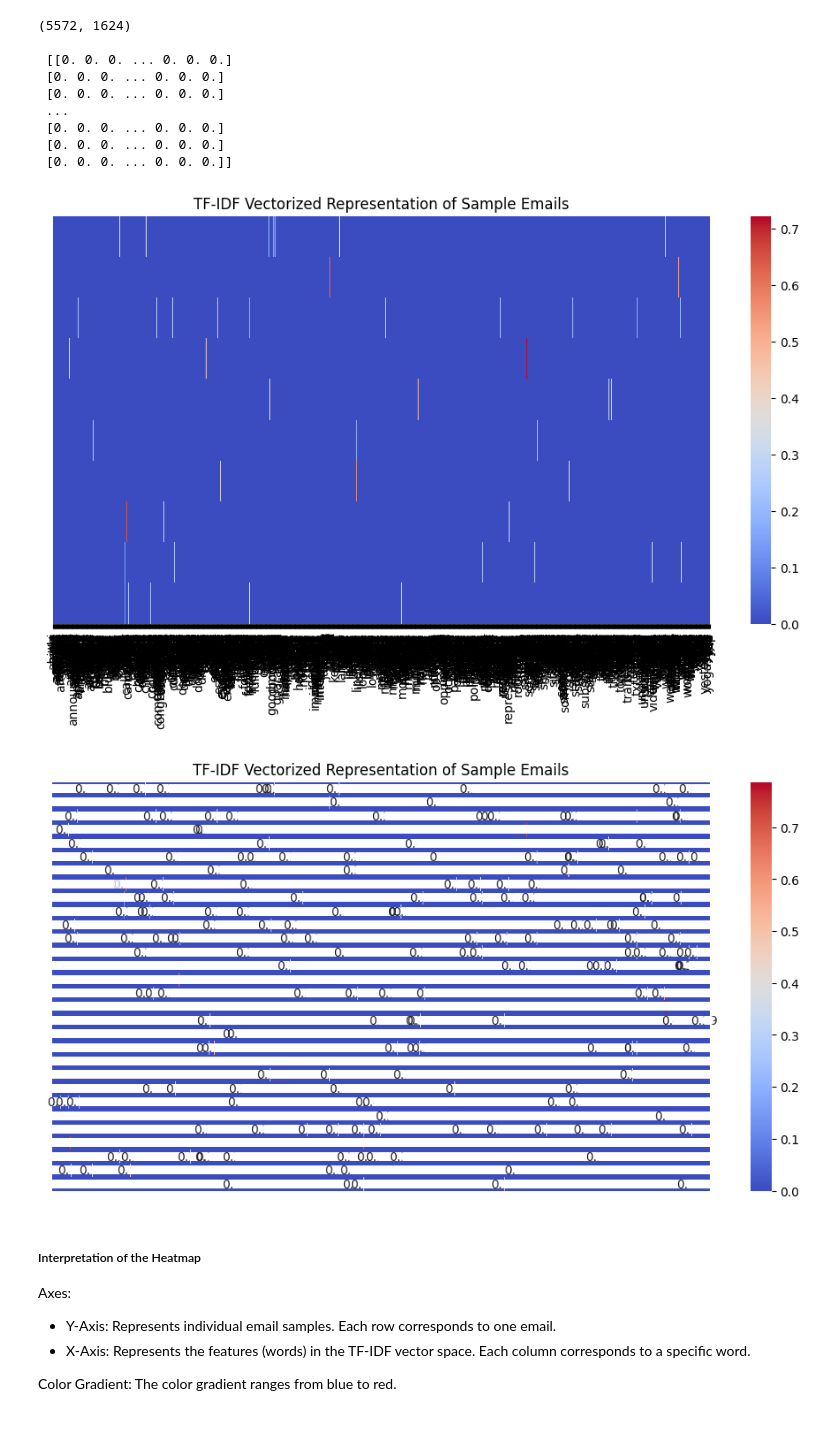
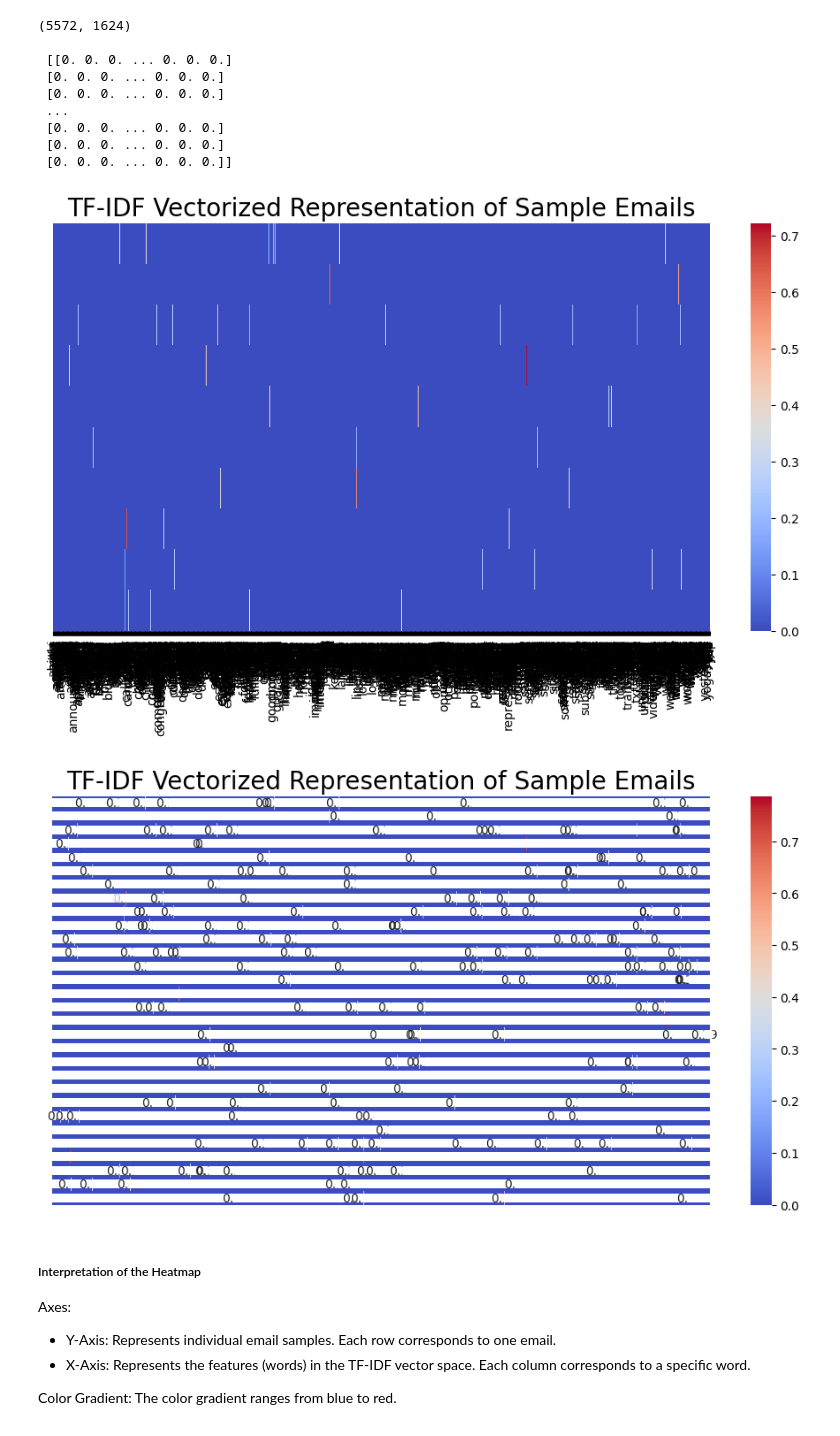
Before and after one commit to enduringwriter/Artificial_Intelligence_COMSC_150AI, a Jupyter notebook: As11_NLP_SPAM_v_HAM_Email_Classification/as_nlp_spam-2_Keith_Stateson.ipynb, the cells around one changed output. Cells and saved outputs as stored; diff of their text form; code cells hidden in the pictures.

```diff
--- a/As11_NLP_SPAM_v_HAM_Email_Classification/as_nlp_spam-2_Keith_Stateson.ipynb
+++ b/As11_NLP_SPAM_v_HAM_Email_Classification/as_nlp_spam-2_Keith_Stateson.ipynb
@@ -369,23 +371,23 @@ sample_tfidf = X_vectorized[:10]
 plt.figure(figsize=(12, 6))
 sns.heatmap(sample_tfidf, cmap='coolwarm', xticklabels=tfidf_vect.get_feature_names_out(), yticklabels=False)
 # plt.xlim(0, 50)  # Adjust the range to zoom in on the features: plt.xlim(start, end)
-plt.title('TF-IDF Vectorized Representation of Sample Emails')
+plt.title('TF-IDF Vectorized Representation of Sample Emails', fontsize=20)
 plt.show()
 # %% [output]
-[figure, old version]
+[figure, new version]
 # %%
 # Heatmap showing the TF-IDF vectorized representation of the first 30 emails
 import seaborn as sns
 
 # Take a saample for the heatmap
 sample_tfidf = X_vectorized[:30]
 
 plt.figure(figsize=(12, 6))
 sns.heatmap(sample_tfidf, cmap='coolwarm', annot=True, xticklabels=False, yticklabels=False)
-plt.title('TF-IDF Vectorized Representation of Sample Emails')
+plt.title('TF-IDF Vectorized Representation of Sample Emails', fontsize=20)
 plt.show()
 # %% [output]
-[figure, old version]
+[figure, new version]
 # %% [markdown]
 ##### Interpretation of the Heatmap
 
```
Also changed, not shown: parts of 6 cells of this notebook, 1 other file.
